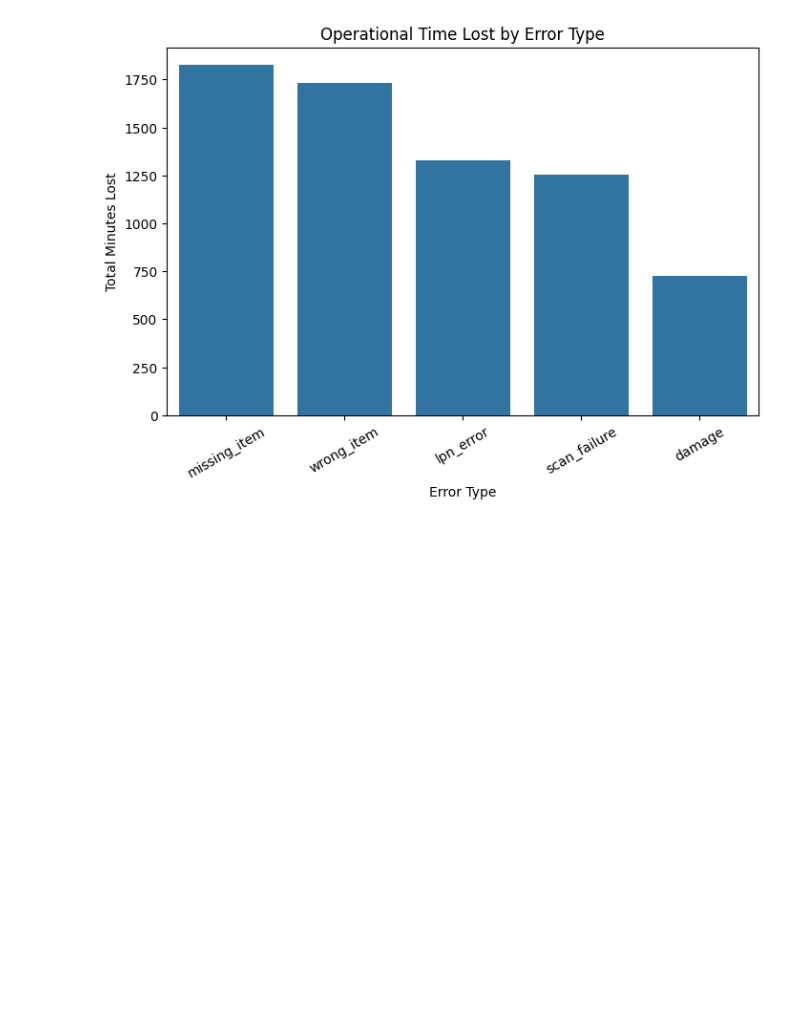
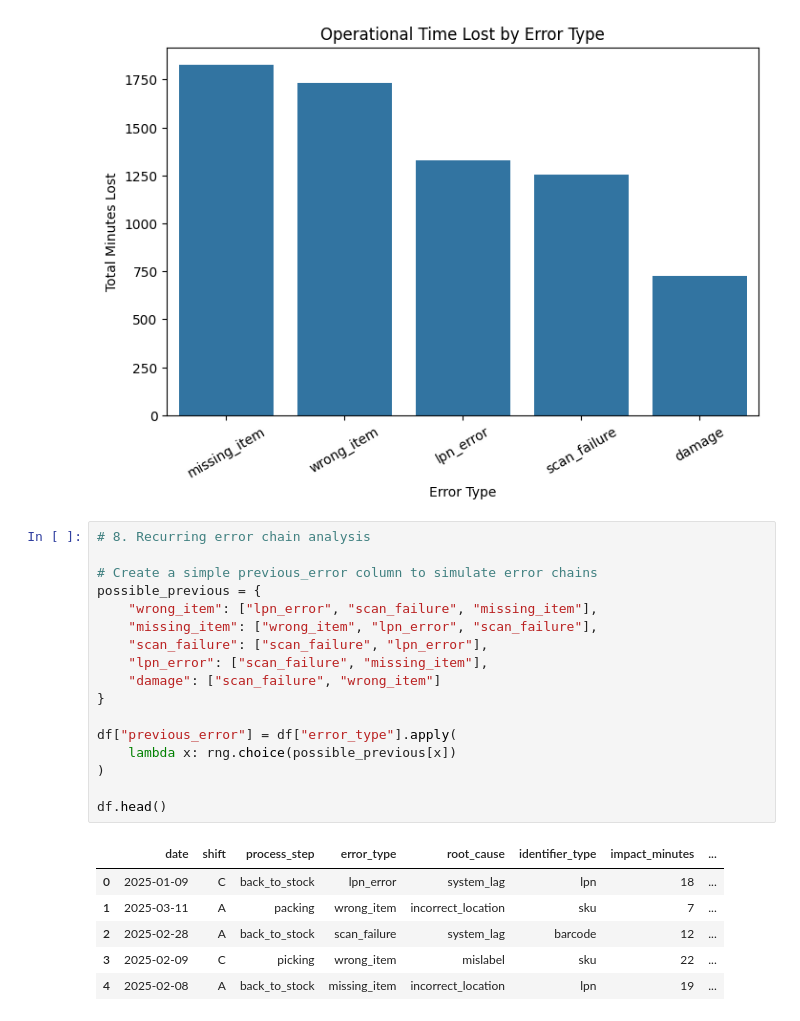
Before and after one commit to aesquivel94/operational-error-analyzer, a Jupyter notebook: warehouse_operational_error_analysis.ipynb, the cells around one changed output. Drawn from its saved outputs; the diff is of its cells as text; blank space fills up the shorter version.

```diff
--- a/warehouse_operational_error_analysis.ipynb
+++ b/warehouse_operational_error_analysis.ipynb
@@ -204,3 +205,27 @@ plt.xticks(rotation=30)
 plt.show()
 # %% [output]
 [figure]
+# %%
+# 8. Recurring error chain analysis
+
+# Create a simple previous_error column to simulate error chains
+possible_previous = {
+    "wrong_item": ["lpn_error", "scan_failure", "missing_item"],
+    "missing_item": ["wrong_item", "lpn_error", "scan_failure"],
+    "scan_failure": ["scan_failure", "lpn_error"],
+    "lpn_error": ["scan_failure", "missing_item"],
+    "damage": ["scan_failure", "wrong_item"]
+}
+
+df["previous_error"] = df["error_type"].apply(
+    lambda x: rng.choice(possible_previous[x])
+)
+
+df.head()
+# %% [output]
+|  | date | shift | process_step | error_type | root_cause | identifier_type | impact_minutes | ... |
+| 0 | 2025-01-09 | C | back_to_stock | lpn_error | system_lag | lpn | 18 | ... |
+| 1 | 2025-03-11 | A | packing | wrong_item | incorrect_location | sku | 7 | ... |
+| 2 | 2025-02-28 | A | back_to_stock | scan_failure | system_lag | barcode | 12 | ... |
+| 3 | 2025-02-09 | C | picking | wrong_item | mislabel | sku | 22 | ... |
+| 4 | 2025-02-08 | A | back_to_stock | missing_item | incorrect_location | lpn | 19 | ... |
```
Also changed, not shown: parts of 4 cells of this notebook.
